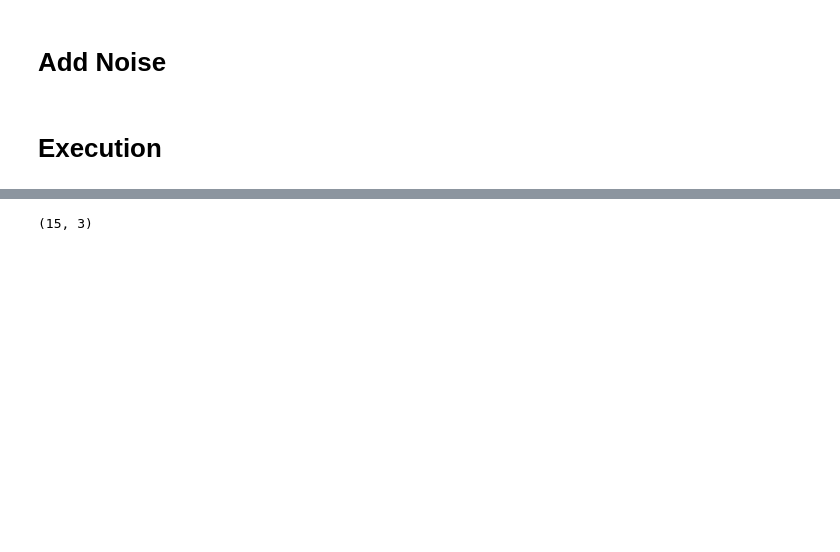
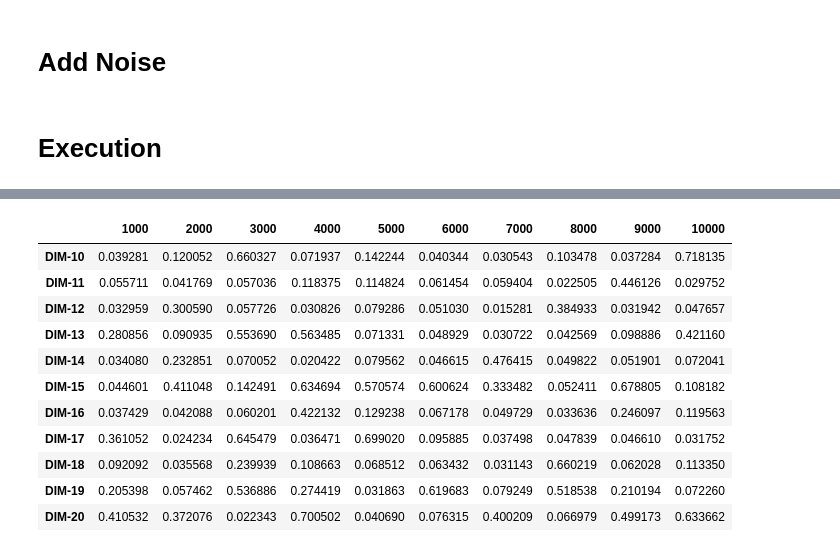
Before and after one commit to Blaine-Mason/NSF-Phase2, a Jupyter notebook: tensor_gmm.ipynb, the cells around one changed output, grey strips where cells are left out. Saved outputs shown, nothing was run; the diff lists cells and outputs as text; code cells hidden in the pictures; blank space fills up the shorter version.

```diff
--- a/tensor_gmm.ipynb
+++ b/tensor_gmm.ipynb
@@ -349,4 +321,0 @@ octave.addpath('/mnt/linuxlab/home/jmontebell2/Github/boobs/');
-# %%
-A_est_wo.shape
-# %% [output]
-(15, 3)
@@ -352,0 +324,15 @@ A_est_wo.shape
+# %%
+df2
+# %% [output]
+|  | 1000 | 2000 | 3000 | 4000 | 5000 | 6000 | 7000 | 8000 | 9000 | 10000 |
+| DIM-10 | 0.039281 | 0.120052 | 0.660327 | 0.071937 | 0.142244 | 0.040344 | 0.030543 | 0.103478 | 0.037284 | 0.718135 |
+| DIM-11 | 0.055711 | 0.041769 | 0.057036 | 0.118375 | 0.114824 | 0.061454 | 0.059404 | 0.022505 | 0.446126 | 0.029752 |
+| DIM-12 | 0.032959 | 0.300590 | 0.057726 | 0.030826 | 0.079286 | 0.051030 | 0.015281 | 0.384933 | 0.031942 | 0.047657 |
+| DIM-13 | 0.280856 | 0.090935 | 0.553690 | 0.563485 | 0.071331 | 0.048929 | 0.030722 | 0.042569 | 0.098886 | 0.421160 |
+| DIM-14 | 0.034080 | 0.232851 | 0.070052 | 0.020422 | 0.079562 | 0.046615 | 0.476415 | 0.049822 | 0.051901 | 0.072041 |
+| DIM-15 | 0.044601 | 0.411048 | 0.142491 | 0.634694 | 0.570574 | 0.600624 | 0.333482 | 0.052411 | 0.678805 | 0.108182 |
+| DIM-16 | 0.037429 | 0.042088 | 0.060201 | 0.422132 | 0.129238 | 0.067178 | 0.049729 | 0.033636 | 0.246097 | 0.119563 |
+| DIM-17 | 0.361052 | 0.024234 | 0.645479 | 0.036471 | 0.699020 | 0.095885 | 0.037498 | 0.047839 | 0.046610 | 0.031752 |
+| DIM-18 | 0.092092 | 0.035568 | 0.239939 | 0.108663 | 0.068512 | 0.063432 | 0.031143 | 0.660219 | 0.062028 | 0.113350 |
+| DIM-19 | 0.205398 | 0.057462 | 0.536886 | 0.274419 | 0.031863 | 0.619683 | 0.079249 | 0.518538 | 0.210194 | 0.072260 |
+| DIM-20 | 0.410532 | 0.372076 | 0.022343 | 0.700502 | 0.040690 | 0.076315 | 0.400209 | 0.066979 | 0.499173 | 0.633662 |
```
Also changed, not shown: parts of 16 cells of this notebook, 2 other files.
